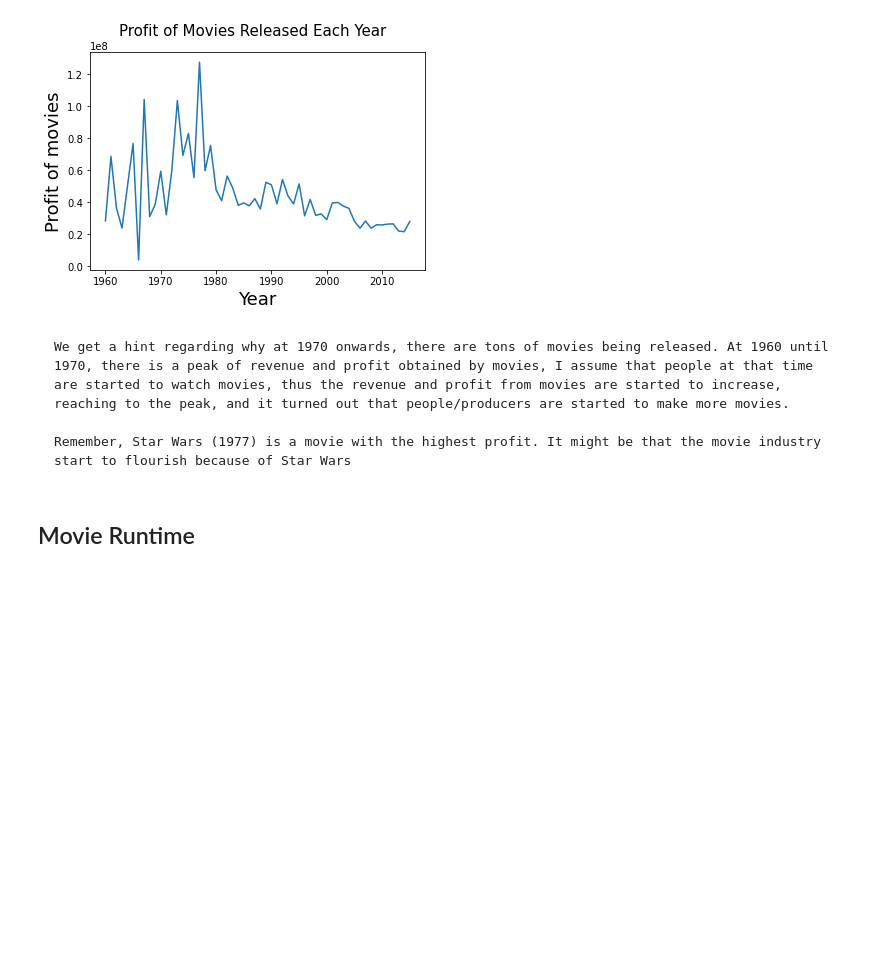
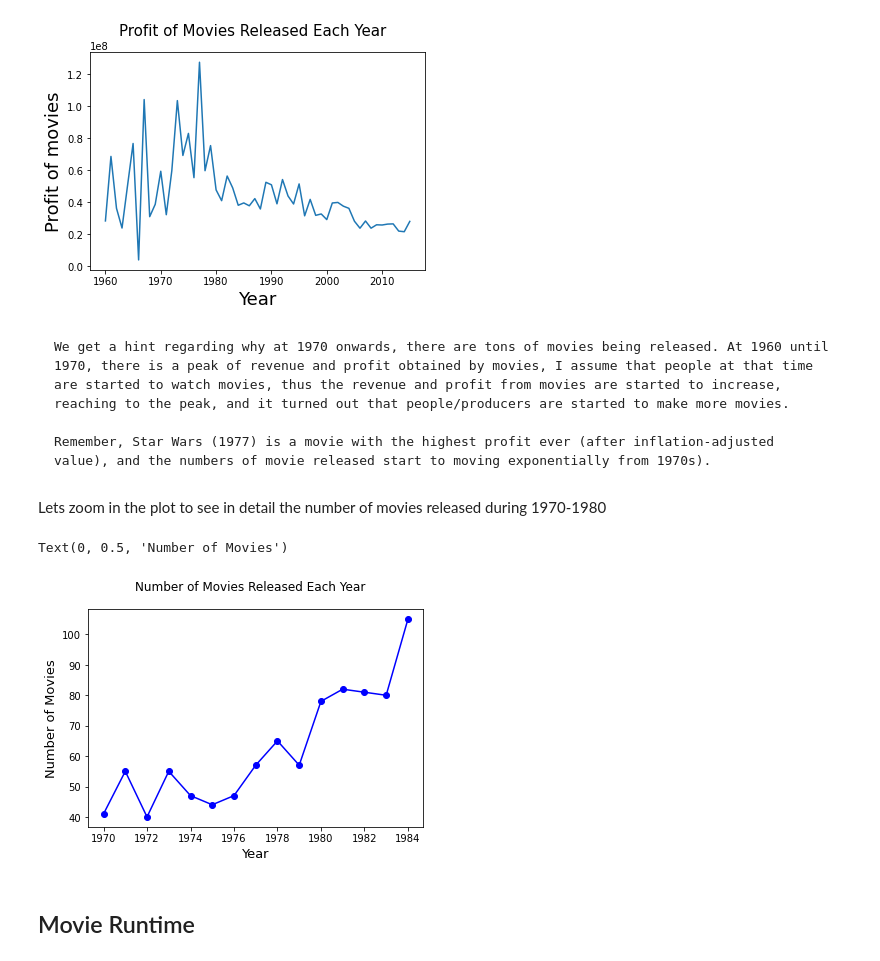
Before and after one commit to darwin2410-py/TMDB_Movies_EDA, a Jupyter notebook: tmdb_movies_eda.ipynb, the cells around one changed output. Saved outputs shown, nothing was run; the diff lists cells and outputs as text; code cells hidden in the pictures; blank space fills up the shorter version.

```diff
--- a/tmdb_movies_eda.ipynb
+++ b/tmdb_movies_eda.ipynb
@@ -226,7 +226,21 @@ Text(0, 0.5, 'Profit of movies')
 # %% [markdown]
     We get a hint regarding why at 1970 onwards, there are tons of movies being released. At 1960 until 1970, there is a peak of revenue and profit obtained by movies, I assume that people at that time are started to watch movies, thus the revenue and profit from movies are started to increase, reaching to the peak, and it turned out that people/producers are started to make more movies.
 
-    Remember, Star Wars (1977) is a movie with the highest profit. It might be that the movie industry start to flourish because of Star Wars
+    Remember, Star Wars (1977) is a movie with the highest profit ever (after inflation-adjusted value), and the numbers of movie released start to moving exponentially from 1970s).
+# %% [markdown]
+Lets zoom in the plot to see in detail the number of movies released during 1970-1980
+# %%
+df_release_year = df.sort_values('release_year').groupby('release_year').count()
+df_release_year = df_release_year['release_date'].iloc[10:25]
+
+fig = plt.figure()
+plt.plot(df_release_year, 'bo', ls='-')
+fig.suptitle('Number of Movies Released Each Year',fontsize=12)
+plt.xlabel('Year',fontsize=13)
+plt.ylabel('Number of Movies',fontsize=13)
+# %% [output]
+Text(0, 0.5, 'Number of Movies')
+[figure, added]
 # %% [markdown]
 ## Movie Runtime
 # %%
```
Also changed, not shown: parts of 3 cells of this notebook.
